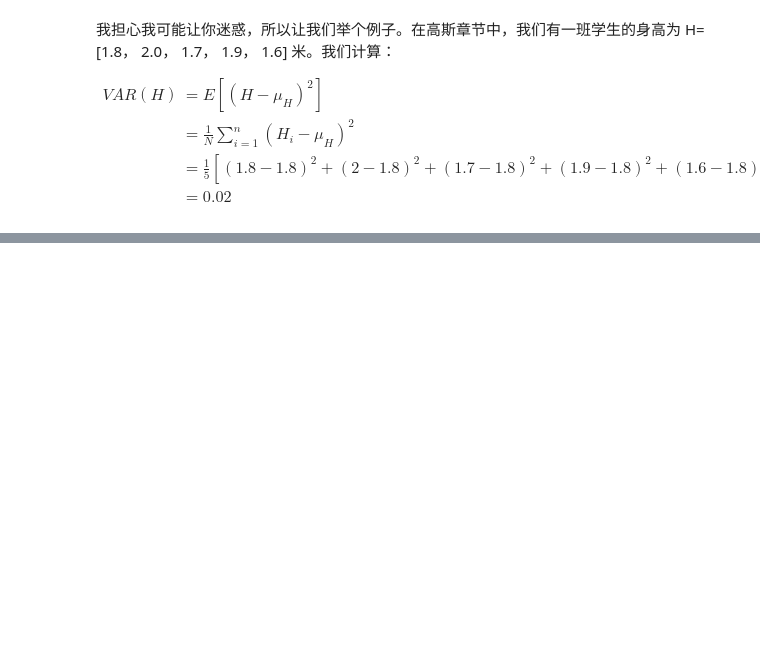
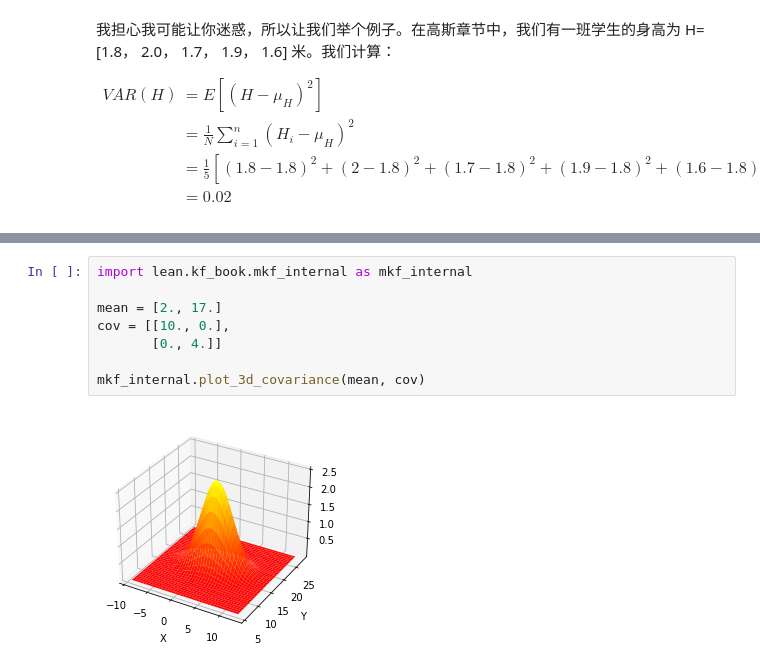
Before and after one commit to SunJianboGitHub/KalmanFilter, a Jupyter notebook: 05-多元高斯.ipynb, the cells around one changed output, grey strips where cells are left out. Drawn from its saved outputs; the diff is of its cells as text; blank space fills up the shorter version.

```diff
--- a/05-多元高斯.ipynb
+++ b/05-多元高斯.ipynb
@@ -122,0 +234,10 @@ $$\Sigma = \begin{bmatrix}\sigma_H^2 & \sigma_{H,W} \\
+# %%
+import lean.kf_book.mkf_internal as mkf_internal
+
+mean = [2., 17.]
+cov = [[10., 0.],
+       [0., 4.]]
+
+mkf_internal.plot_3d_covariance(mean, cov)
+# %% [output]
+[figure, added]
```
Also changed, not shown: parts of 17 cells of this notebook.
